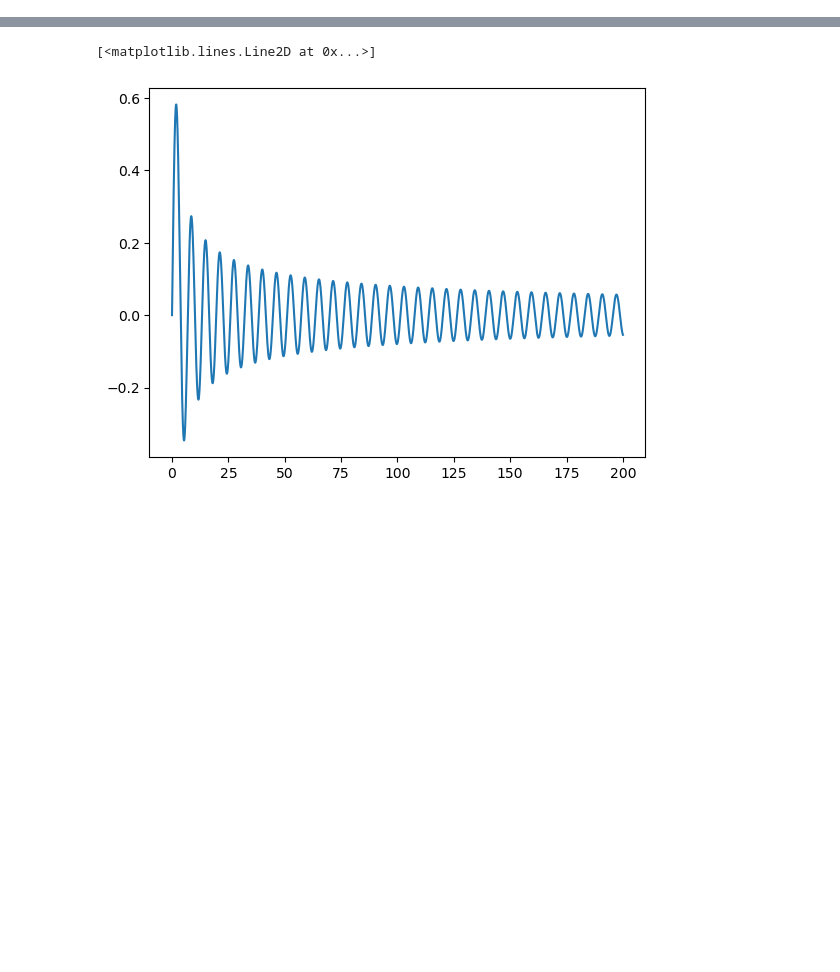
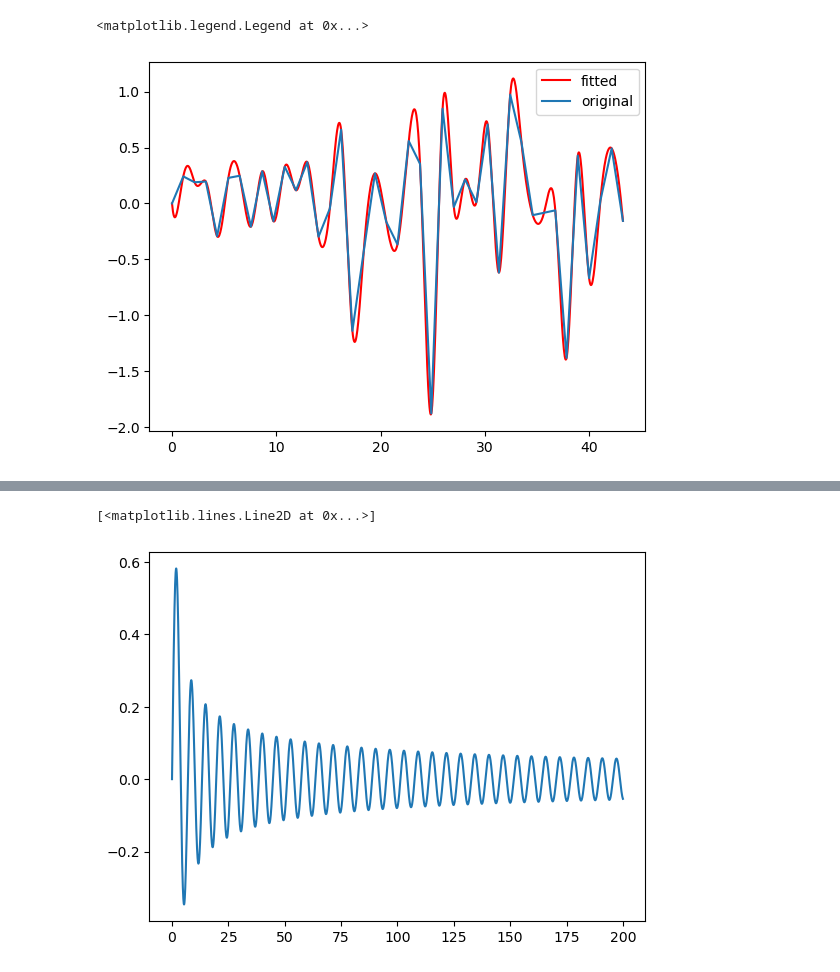
Before and after one commit to xianyang316/Hyperuniformity_simulation, a Jupyter notebook: code/calc_test.ipynb, the cells around one changed output, grey strips where cells are left out. Drawn from its saved outputs; the diff is of its cells as text; code cells hidden in the pictures; blank space fills up the shorter version.

```diff
--- a/code/calc_test.ipynb
+++ b/code/calc_test.ipynb
@@ -79,3 +100,10 @@ plt.plot(r, r*(gr-1))
+# %%
+plt.plot(r_fit, r_fit*(g_fit-1), 'r-', label="fitted")
+plt.plot(r, r*(gr-1), label="original")
+plt.legend()
+# %% [output]
+<matplotlib.legend.Legend at 0x...>
+[figure, added]
 # %%
 def window_intersection(r, radius):
     return 2/np.pi*(np.acos(r/(2*radius))-r/(2*radius)*(1-r**2/(4*radius**2))**0.5)
```
Also changed, not shown: parts of 10 cells of this notebook, 2 other files.
